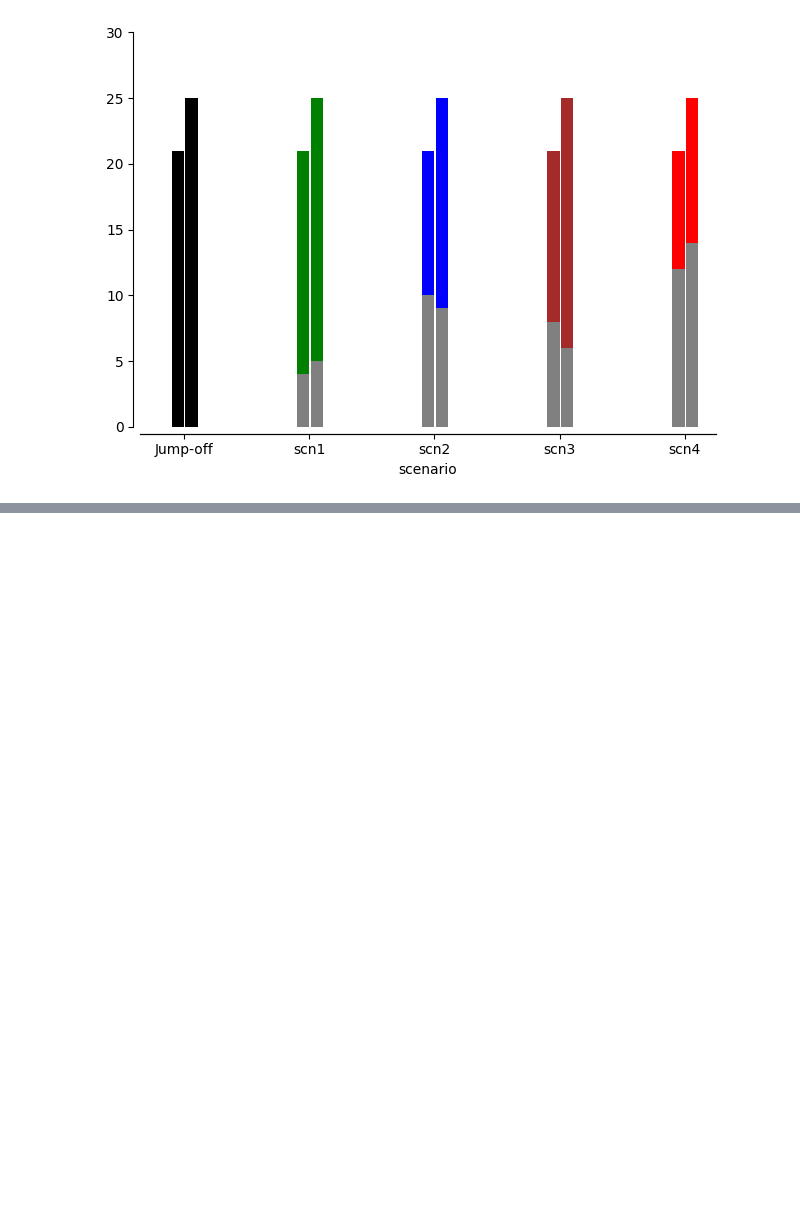
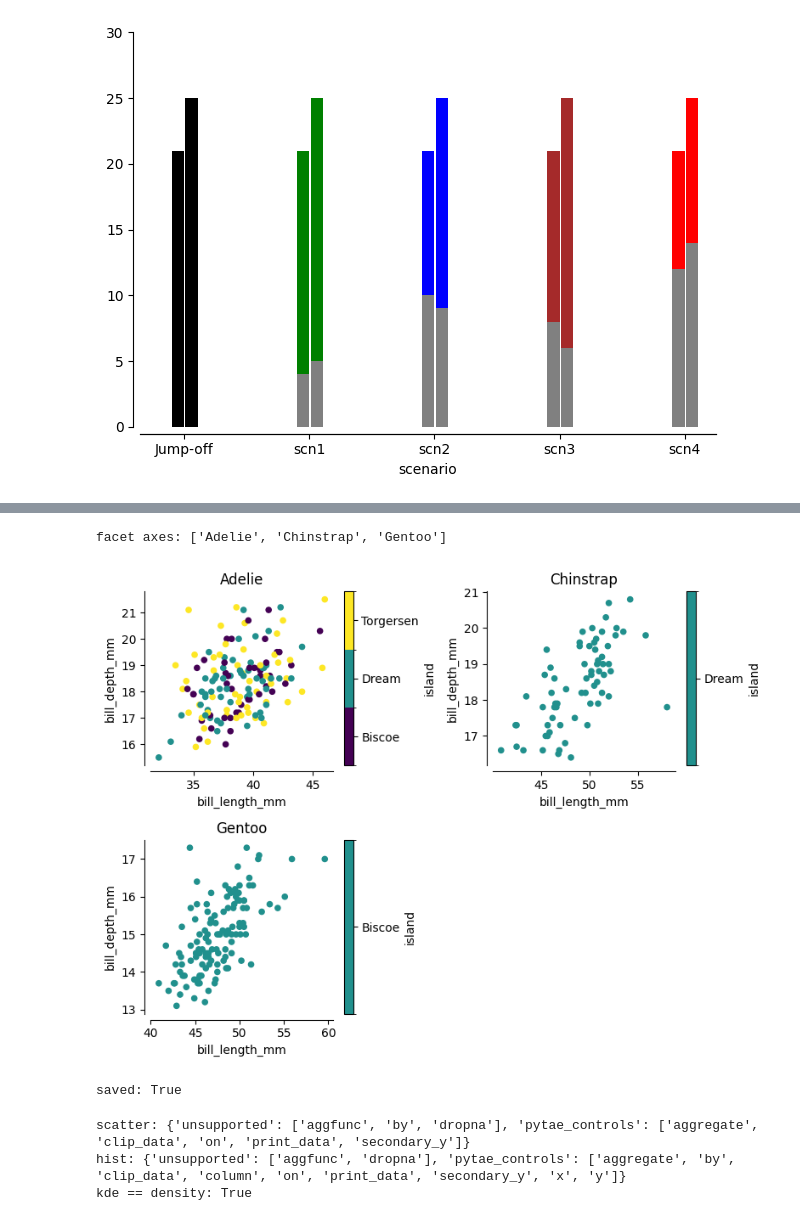
Before and after one commit to maddytae/pytae, a Jupyter notebook: notebooks/plotter.ipynb, the cells around one changed output, grey strips where cells are left out. Cells and saved outputs as stored; diff of their text form; code cells hidden in the pictures; blank space fills up the shorter version.

```diff
--- a/notebooks/plotter.ipynb
+++ b/notebooks/plotter.ipynb
@@ -150,0 +155,34 @@ k.fig
+# %%
+penguins = pt.sample_data['penguins']
+
+# 3 species in a 2-column grid -> 2 rows, 4th cell left blank (not an empty axis)
+f = pt.Plotter.facet(
+    penguins, by='species', ncols=2,
+    kind='scatter', x='bill_length_mm', y='bill_depth_mm', c='island', cmap='viridis',
+    figsize=(8, 6),
+)
+f.finalize()
+print('facet axes:', list(f.axd.keys()))
+f.fig
+# %% [output]
+facet axes: ['Adelie', 'Chinstrap', 'Gentoo']
+[figure, added]
+# %%
+import tempfile, os as _os
+
+# .save() is a thin chainable wrapper around fig.savefig()
+out_path = _os.path.join(tempfile.mkdtemp(), 'facet_demo.png')
+f.save(out_path, dpi=100)
+print('saved:', _os.path.exists(out_path))
+# %% [output]
+saved: True
+# %%
+# supported_kwargs(kind) lists ignored kwargs (warned + dropped) and pytae's own
+# control kwargs (never forwarded to pandas.plot()) for a given kind
+print('scatter:', pt.Plotter.supported_kwargs('scatter'))
+print('hist:', pt.Plotter.supported_kwargs('hist'))
+print('kde == density:', pt.Plotter.supported_kwargs('kde') == pt.Plotter.supported_kwargs('density'))
+# %% [output]
+scatter: {'unsupported': ['aggfunc', 'by', 'dropna'], 'pytae_controls': ['aggregate', 'clip_data', 'on', 'print_data', 'secondary_y']}
+hist: {'unsupported': ['aggfunc', 'dropna'], 'pytae_controls': ['aggregate', 'by', 'clip_data', 'column', 'on', 'print_data', 'secondary_y', 'x', 'y']}
+kde == density: True
```
Also changed, not shown: parts of 4 cells of this notebook, 6 other files.
